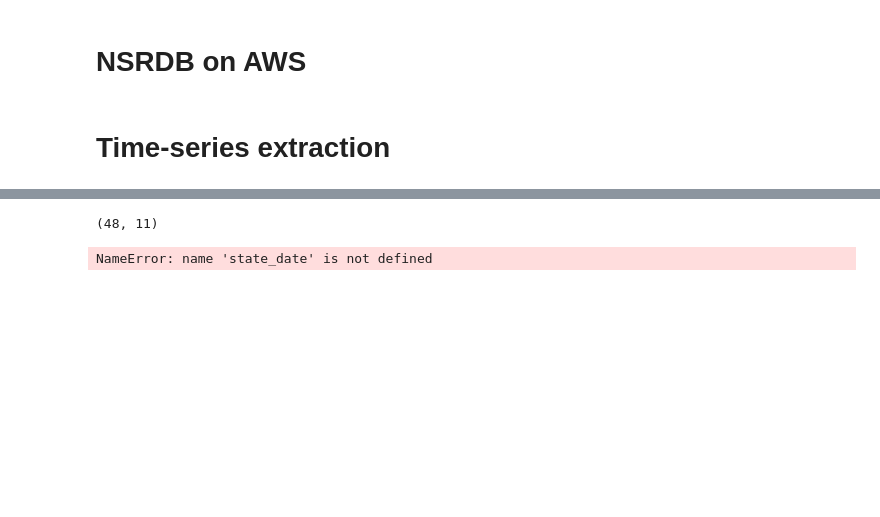
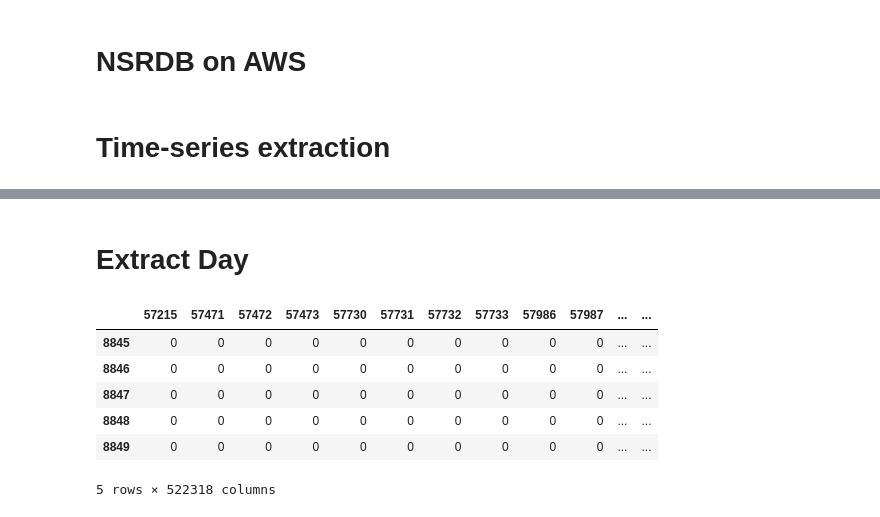
Before and after one commit to NREL/hsds-examples, a Jupyter notebook: notebooks/06_Data_Slicing.ipynb, the cells around one changed output, grey strips where cells are left out. Drawn from its saved outputs; the diff is of its cells as text; code cells hidden in the pictures; blank space fills up the shorter version.

```diff
--- a/notebooks/06_Data_Slicing.ipynb
+++ b/notebooks/06_Data_Slicing.ipynb
@@ -124,3 +3,31 @@ TREE = cKDTree(NSRDB_COORDS)
+# %%
+%matplotlib inline
+import h5pyd
+import matplotlib as mpl
+import matplotlib.pyplot as plt
+import numpy as np
+import pandas as pd
+import seaborn as sns
+import sys
+import time
+
+sys.path.append('../bin')
+from functions import HSDS
+
+# Plotting settings
+mpl.rcParams['font.sans-serif'] = 'DejaVu Sans'
+mpl.rcParams['pdf.fonttype'] = 42
+mpl.rc('xtick', labelsize=16)
+mpl.rc('ytick', labelsize=16)
+mpl.rc('font', size=16)
+sns.set_style("white")
+sns.set_style("ticks")
+
+path = '/nrel/nsrdb/nsrdb_2013.h5'
+nsrdb = HSDS(path, preload=True)
+
+# path = '/nrel/wtk/conus/wtk_conus_2013.h5'
+# wkt = HSDS(path, preload=True)
 # %% [markdown]
 # Time-series extraction
 # %%
@@ -147,12 +37,0 @@ print('{:.4f}'.format(time.time() - ts))
-# %%
-ghi.shape
-# %% [output]
-(48, 11)
-# %%
-country_data = META['country'].str.decode('utf-8')
-us_idx = country_data == 'United States'
-state_data = META.loc[us_idx, 'state'].str.decode('utf-8')
-conus_idx = state_data.isin(['Alaska', 'Hawaii', 'AK', 'HI'])
-conus_idx = state_data.index[~conus_idx]
-# %% [output]
-NameError: name 'state_date' is not defined
@@ -158,0 +40,2 @@ NameError: name 'state_date' is not defined
+# %% [markdown]
+# Extract Day
@@ -158,0 +45,11 @@ NameError: name 'state_date' is not defined
+# %%
+day_df = nsrdb.get_day('ghi', date)
+day_df.head()
+# %% [output]
+|  | 57215 | 57471 | 57472 | 57473 | 57730 | 57731 | 57732 | 57733 | 57986 | 57987 | ... | ... |
+| 8845 | 0 | 0 | 0 | 0 | 0 | 0 | 0 | 0 | 0 | 0 | ... | ... |
+| 8846 | 0 | 0 | 0 | 0 | 0 | 0 | 0 | 0 | 0 | 0 | ... | ... |
+| 8847 | 0 | 0 | 0 | 0 | 0 | 0 | 0 | 0 | 0 | 0 | ... | ... |
+| 8848 | 0 | 0 | 0 | 0 | 0 | 0 | 0 | 0 | 0 | 0 | ... | ... |
+| 8849 | 0 | 0 | 0 | 0 | 0 | 0 | 0 | 0 | 0 | 0 | ... | ... |
+5 rows × 522318 columns
```
Also changed, not shown: parts of 8 cells of this notebook, 1 other file.
